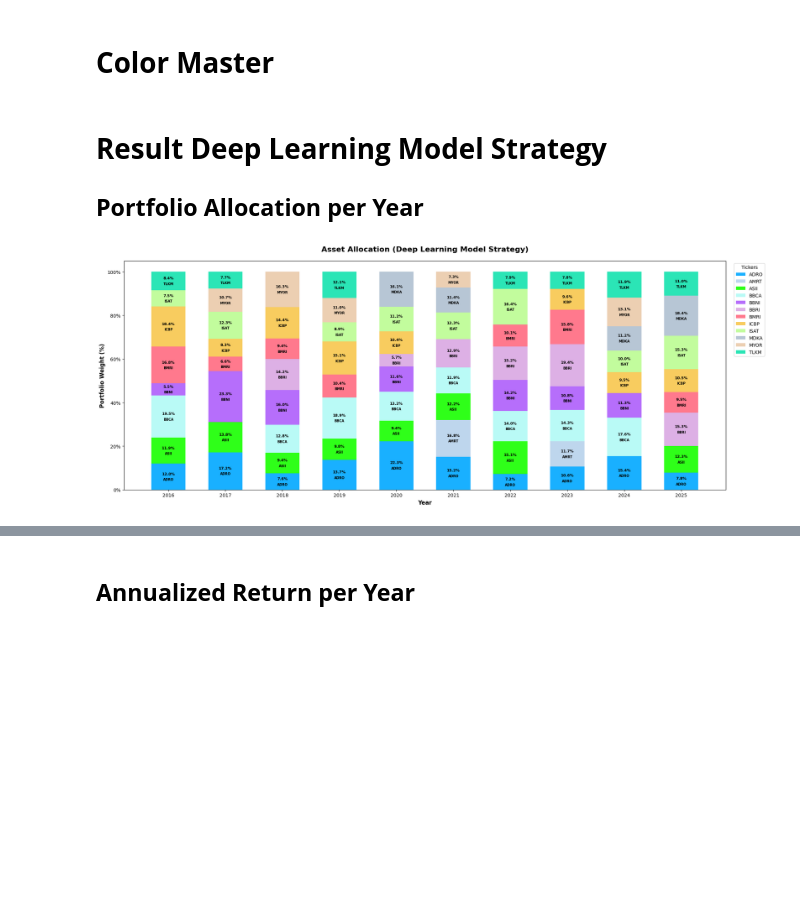
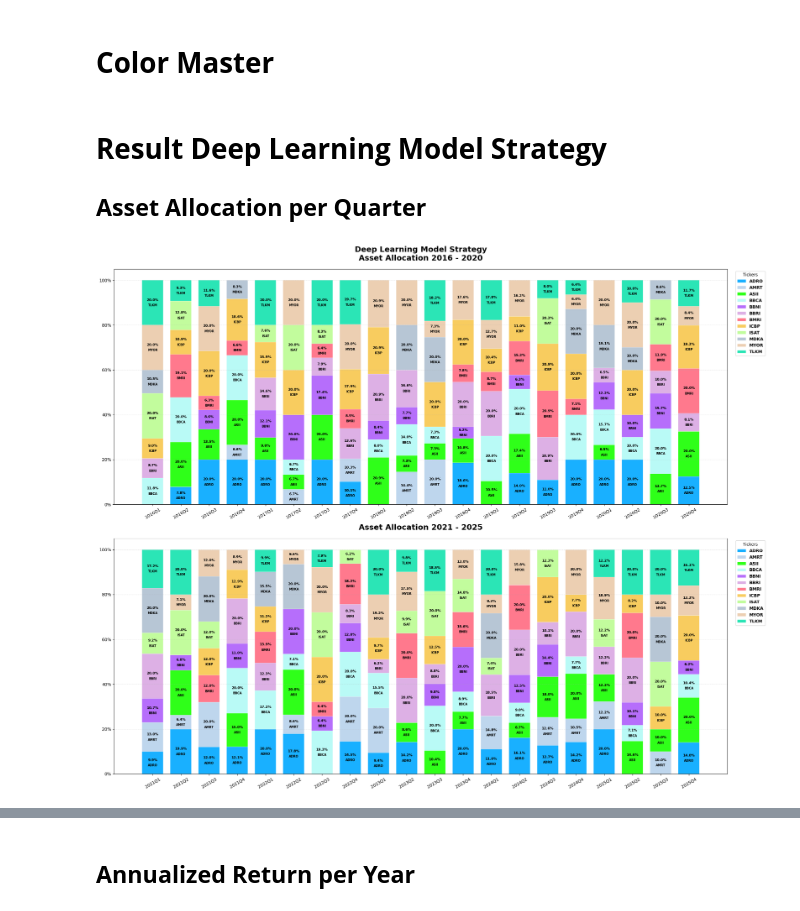
Before and after one commit to MatthewSebastian15/Automated-Portfolio-Management, a Jupyter notebook: Indonesian_Blue_Chip_Stocks/Model & Result.ipynb, the cells around one changed output, grey strips where cells are left out. Drawn from its saved outputs; the diff is of its cells as text; code cells hidden in the pictures; blank space fills up the shorter version.

Commit message:
Update Model

```diff
--- a/Indonesian_Blue_Chip_Stocks/Model & Result.ipynb
+++ b/Indonesian_Blue_Chip_Stocks/Model & Result.ipynb
@@ -944,54 +795,56 @@ COLOR_MASTER_MAP = {ticker: MASTER_COLORS[i % len(MASTER_COLORS)] for i, ticker
 # %% [markdown]
 # **Result Deep Learning Model Strategy**
 
-## **Portfolio Allocation per Year**
+## **Asset Allocation per Quarter**
 # %%
-yearly_weights = weights_df.groupby(weights_df.index.year).mean()
-clean_yearly = {}
+quarterly_weights = weights_df.groupby(weights_df.index.to_period('Q')).mean()
+clean_quarterly = {}
 
-for year in yearly_weights.index:
-    w = yearly_weights.loc[year].copy()
+for period in quarterly_weights.index:
+    w = quarterly_weights.loc[period].copy()
     w = w[w >= 0.05]
-
     if len(w) > 8:
         w = w.sort_values(ascending=False).iloc[:8]
-
     if w.sum() > 0:
         w = w / w.sum()
+    clean_quarterly[period] = w
 
-    clean_yearly[year] = w
+clean_q_df = pd.DataFrame(clean_quarterly).T.fillna(0)
+fig, (ax1, ax2) = plt.subplots(2, 1, figsize=(22, 18), facecolor="white")
 
-clean_yearly_df = pd.DataFrame(clean_yearly).T.fillna(0)
-fig, ax = plt.subplots(figsize=(20, 8), facecolor="white")
-years = clean_yearly_df.index.values
-bottom = np.zeros(len(years))
+def plot_allocation(ax, data_subset, title):
+    bottom = np.zeros(len(data_subset))
+    periods = [str(p) for p in data_subset.index]
 
-for ticker in clean_yearly_df.columns:
-    values = clean_yearly_df[ticker].values
+    for ticker in clean_q_df.columns:
+        values = data_subset[ticker].values
+        if np.all(values == 0): continue
 
-    if np.all(values == 0):
-        continue
+        ticker_label = ticker.replace(".JK", "")
 
-    ticker_label = ticker.replace(".JK", "")
-    current_color = COLOR_MASTER_MAP.get(ticker_label, "grey")
-    ax.bar(years, values, bottom=bottom, label=ticker_label, color=current_color, alpha=0.9, linewidth=0.5, width=0.6)
+        current_color = COLOR_MASTER_MAP.get(ticker_label, '#D1D8E0')
+        ax.bar(periods, values, bottom=bottom, label=ticker_label, color=current_color, alpha=0.9, width=0.75, edgecolor='white', linewidth=0.3)
 
-    for j, val in enumerate(values):
-        if val >= 0.05:
-            y_pos = bottom[j] + val / 2
-            ax.text(years[j], y_pos + 0.005, f"{val * 100:.1f}%", ha="center", va="bottom", fontsize=8, fontweight="bold")
-            ax.text(years[j], y_pos - 0.005, ticker_label, ha="center", va="top", fontsize=7, fontweight="bold")
+        for j, val in enumerate(values):
+            if val >= 0.05:
+                y_pos = bottom[j] + val / 2
+                ax.text(j, y_pos + 0.005, f"{val * 100:.1f}%", ha="center", va="bottom", fontsize=8, fontweight="bold", color="black")
+                ax.text(j, y_pos - 0.005, ticker_label, ha="center", va="top", fontsize=7, fontweight="bold", color="black")
 
-    bottom = bottom + values
+        bottom += values
 
-ax.set_title("Asset Allocation (Deep Learning Model Strategy)", fontsize=16, fontweight="bold", pad=20)
-ax.set_xlabel("Year", fontsize=12, fontweight="bold")
-ax.set_ylabel("Portfolio Weight (%)", fontsize=12, fontweight="bold")
-ax.yaxis.set_major_formatter(FuncFormatter(lambda y, _: f"{y:.0%}"))
-ax.set_ylim(0, 1.05)
-ax.set_xticks(years)
-ax.legend(title="Tickers", bbox_to_anchor=(1.01, 1), loc="upper left", frameon=True, fontsize=10)
+    ax.set_title(title, fontsize=18, fontweight="bold", pad=20)
+    ax.yaxis.set_major_formatter(FuncFormatter(lambda y, _: f"{y:.0%}"))
+    ax.set_ylim(0, 1.05)
+    ax.tick_params(axis='x', rotation=30, labelsize=10)
+    ax.legend(title="Tickers", bbox_to_anchor=(1.01, 1), loc="upper left", fontsize=9, prop={'weight': 'bold'}, frameon=True)
+    ax.grid(axis='y', linestyle='--', alpha=0.3)
+
+df_16_20 = clean_q_df[(clean_q_df.index.year >= 2016) & (clean_q_df.index.year <= 2020)]
+plot_allocation(ax1, df_16_20, "Deep Learning Model Strategy\nAsset Allocation 2016 - 2020")
+df_21_25 = clean_q_df[(clean_q_df.index.year >= 2021) & (clean_q_df.index.year <= 2025)]
+plot_allocation(ax2, df_21_25, "Asset Allocation 2021 - 2025")
 plt.tight_layout()
 plt.show()
 # %% [output]
-[figure, old version]
+[figure, new version]
```
Also changed, not shown: parts of 23 cells of this notebook.
